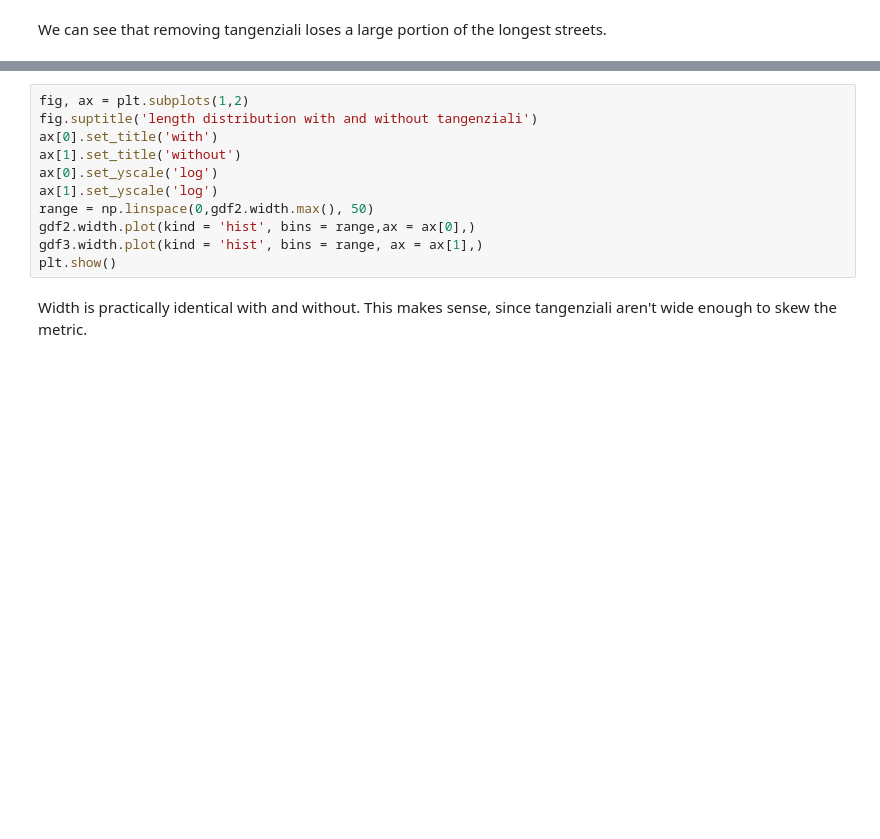
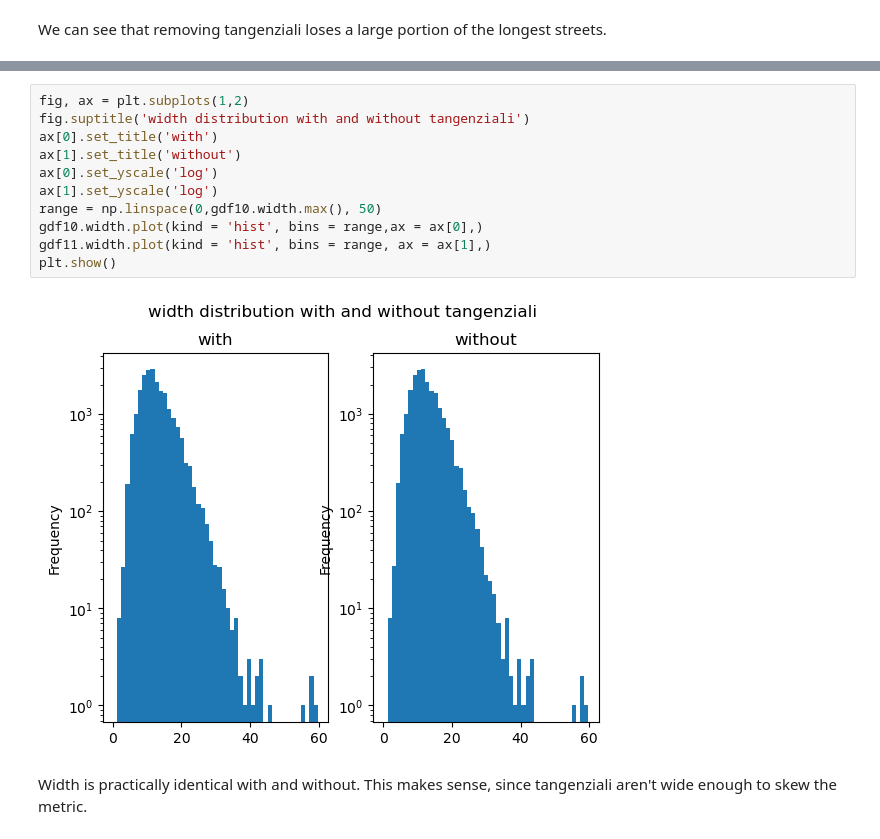
Before and after one commit to RiccardoBasilone/roadnets, a Jupyter notebook: dissolve_trials.ipynb, the cells around one changed output, grey strips where cells are left out. Cells and saved outputs as stored; diff of their text form; blank space fills up the shorter version.

```diff
--- a/dissolve_trials.ipynb
+++ b/dissolve_trials.ipynb
@@ -365,14 +445,16 @@ print('width comparison \n',
 # %%
 fig, ax = plt.subplots(1,2)
-fig.suptitle('length distribution with and without tangenziali')
+fig.suptitle('width distribution with and without tangenziali')
 ax[0].set_title('with')
 ax[1].set_title('without')
 ax[0].set_yscale('log')
 ax[1].set_yscale('log')
-range = np.linspace(0,gdf2.width.max(), 50)
-gdf2.width.plot(kind = 'hist', bins = range,ax = ax[0],)
-gdf3.width.plot(kind = 'hist', bins = range, ax = ax[1],)
+range = np.linspace(0,gdf10.width.max(), 50)
+gdf10.width.plot(kind = 'hist', bins = range,ax = ax[0],)
+gdf11.width.plot(kind = 'hist', bins = range, ax = ax[1],)
 plt.show()
+# %% [output]
+[figure, added]
 # %% [markdown]
 Width is practically identical with and without. This makes sense, since tangenziali aren't wide enough to skew the metric.
 # %% [markdown]
```
Also changed, not shown: parts of 27 cells of this notebook.
